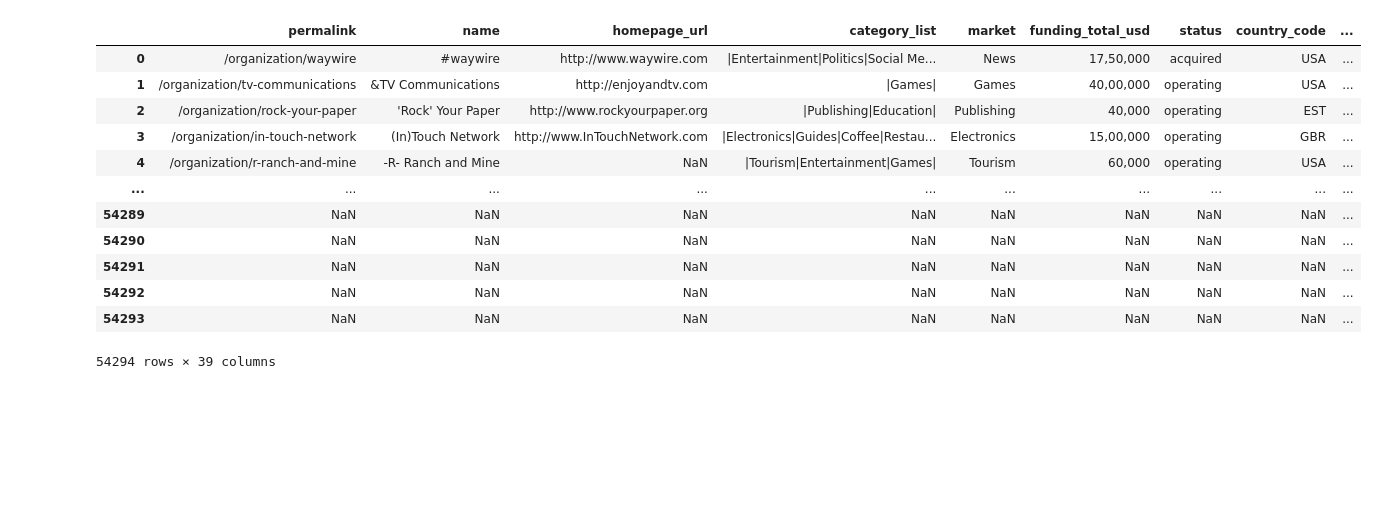
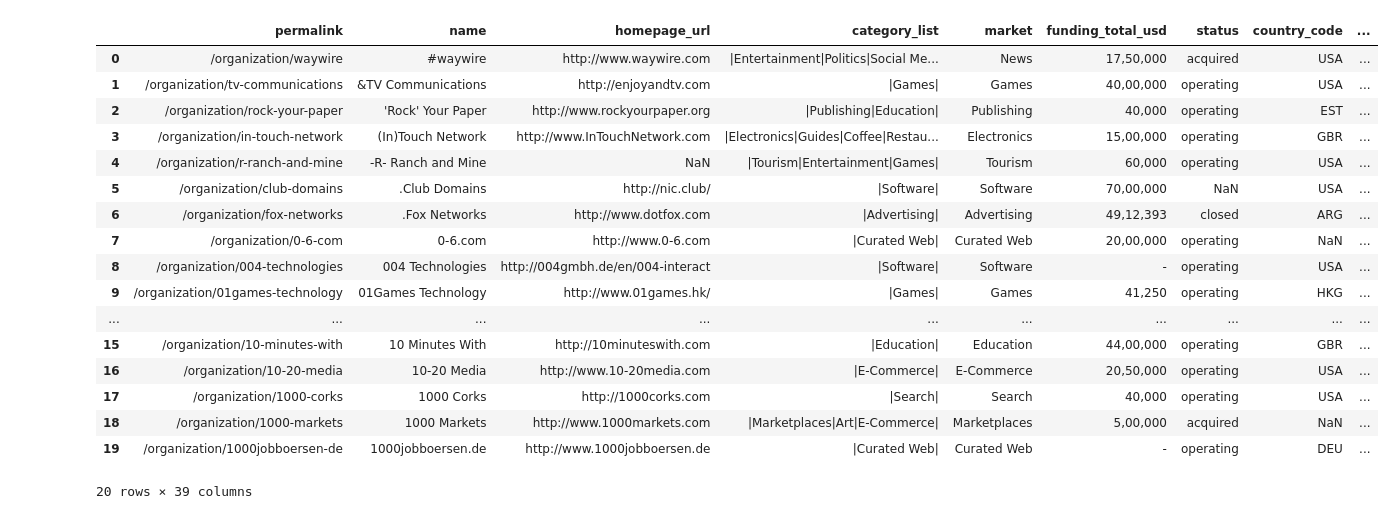
Before and after one commit to yohokr7/VC-Funding-Map, a Jupyter notebook: Data_Cleaner/Startup Exploratory Data Analysis.ipynb, the cells around one changed output. Cells and saved outputs as stored; diff of their text form; code cells hidden in the pictures; blank space fills up the shorter version.

```diff
--- a/Data_Cleaner/Startup Exploratory Data Analysis.ipynb
+++ b/Data_Cleaner/Startup Exploratory Data Analysis.ipynb
@@ -2,20 +2,25 @@
 import pandas as pd
 # %%
 output_df = pd.read_csv("../VC_Data/Dirty_Data/investments_VC.csv", encoding="ISO-8859-1")
-output_df
+output_df.head(20)
 # %% [output]
 |  | permalink | name | homepage_url | category_list | market | funding_total_usd | status | country_code | ... |
 | 0 | /organization/waywire | #waywire | http://www.waywire.com | |Entertainment|Politics|Social Me... | News | 17,50,000 | acquired | USA | ... |
 | 1 | /organization/tv-communications | &TV Communications | http://enjoyandtv.com | |Games| | Games | 40,00,000 | operating | USA | ... |
 | 2 | /organization/rock-your-paper | 'Rock' Your Paper | http://www.rockyourpaper.org | |Publishing|Education| | Publishing | 40,000 | operating | EST | ... |
 | 3 | /organization/in-touch-network | (In)Touch Network | http://www.InTouchNetwork.com | |Electronics|Guides|Coffee|Restau... | Electronics | 15,00,000 | operating | GBR | ... |
 | 4 | /organization/r-ranch-and-mine | -R- Ranch and Mine | NaN | |Tourism|Entertainment|Games| | Tourism | 60,000 | operating | USA | ... |
+| 5 | /organization/club-domains | .Club Domains | http://nic.club/ | |Software| | Software | 70,00,000 | NaN | USA | ... |
+| 6 | /organization/fox-networks | .Fox Networks | http://www.dotfox.com | |Advertising| | Advertising | 49,12,393 | closed | ARG | ... |
+| 7 | /organization/0-6-com | 0-6.com | http://www.0-6.com | |Curated Web| | Curated Web | 20,00,000 | operating | NaN | ... |
+| 8 | /organization/004-technologies | 004 Technologies | http://004gmbh.de/en/004-interact | |Software| | Software | - | operating | USA | ... |
+| 9 | /organization/01games-technology | 01Games Technology | http://www.01games.hk/ | |Games| | Games | 41,250 | operating | HKG | ... |
 | ... | ... | ... | ... | ... | ... | ... | ... | ... | ... |
-| 54289 | NaN | NaN | NaN | NaN | NaN | NaN | NaN | NaN | ... |
-| 54290 | NaN | NaN | NaN | NaN | NaN | NaN | NaN | NaN | ... |
-| 54291 | NaN | NaN | NaN | NaN | NaN | NaN | NaN | NaN | ... |
-| 54292 | NaN | NaN | NaN | NaN | NaN | NaN | NaN | NaN | ... |
-| 54293 | NaN | NaN | NaN | NaN | NaN | NaN | NaN | NaN | ... |
+| 15 | /organization/10-minutes-with | 10 Minutes With | http://10minuteswith.com | |Education| | Education | 44,00,000 | operating | GBR | ... |
+| 16 | /organization/10-20-media | 10-20 Media | http://www.10-20media.com | |E-Commerce| | E-Commerce | 20,50,000 | operating | USA | ... |
+| 17 | /organization/1000-corks | 1000 Corks | http://1000corks.com | |Search| | Search | 40,000 | operating | USA | ... |
+| 18 | /organization/1000-markets | 1000 Markets | http://www.1000markets.com | |Marketplaces|Art|E-Commerce| | Marketplaces | 5,00,000 | acquired | NaN | ... |
+| 19 | /organization/1000jobboersen-de | 1000jobboersen.de | http://www.1000jobboersen.de | |Curated Web| | Curated Web | - | operating | DEU | ... |
-54294 rows × 39 columns
+20 rows × 39 columns
 # %%
 #might want to keep some missing fields if they can be filled in later by scraping/crunchbase API's
```
Also changed, not shown: parts of 17 cells of this notebook, 1 other file.
